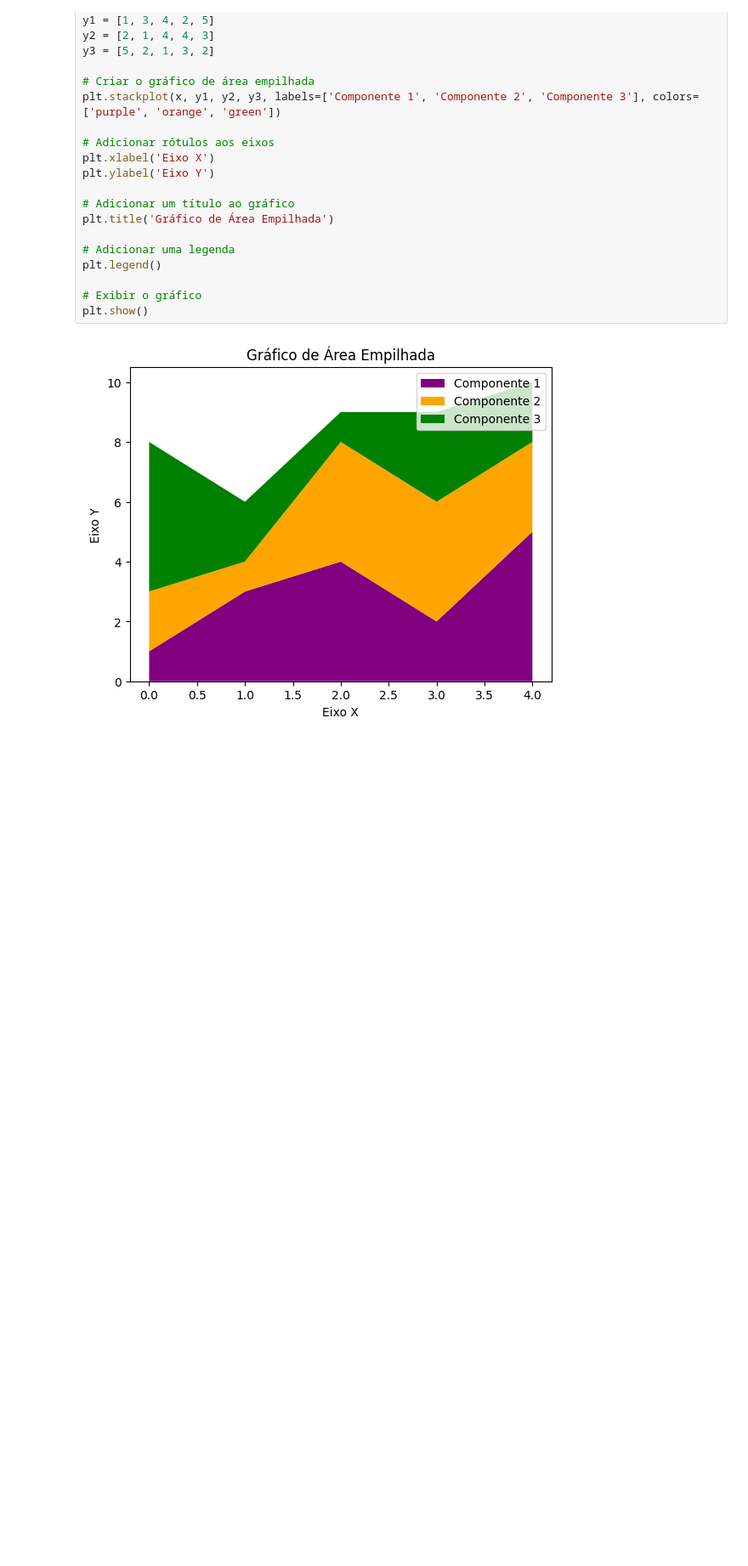
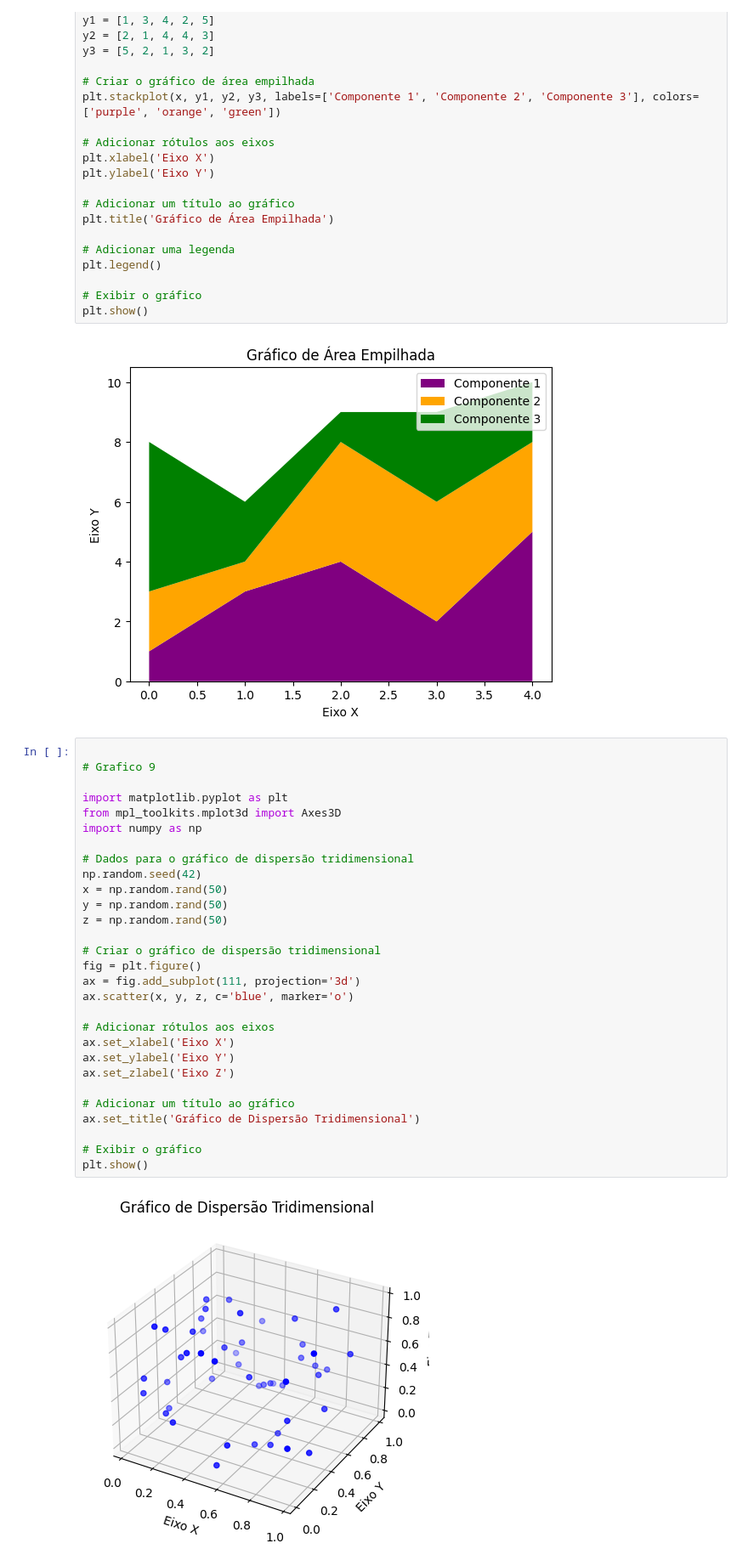
Before and after one commit to kono100/Graficos_em_Python, a Jupyter notebook: grafico.ipynb, the cells around one changed output. Shown at 85% size. Drawn from its saved outputs; the diff is of its cells as text; blank space fills up the shorter version.

```diff
--- a/grafico.ipynb
+++ b/grafico.ipynb
@@ -219,3 +219,34 @@ plt.legend()
 plt.show()
 # %% [output]
 [figure]
+# %%
+
+# Grafico 9
+
+import matplotlib.pyplot as plt
+from mpl_toolkits.mplot3d import Axes3D
+import numpy as np
+
+# Dados para o gráfico de dispersão tridimensional
+np.random.seed(42)
+x = np.random.rand(50)
+y = np.random.rand(50)
+z = np.random.rand(50)
+
+# Criar o gráfico de dispersão tridimensional
+fig = plt.figure()
+ax = fig.add_subplot(111, projection='3d')
+ax.scatter(x, y, z, c='blue', marker='o')
+
+# Adicionar rótulos aos eixos
+ax.set_xlabel('Eixo X')
+ax.set_ylabel('Eixo Y')
+ax.set_zlabel('Eixo Z')
+
+# Adicionar um título ao gráfico
+ax.set_title('Gráfico de Dispersão Tridimensional')
+
+# Exibir o gráfico
+plt.show()
+# %% [output]
+[figure, added]
```
